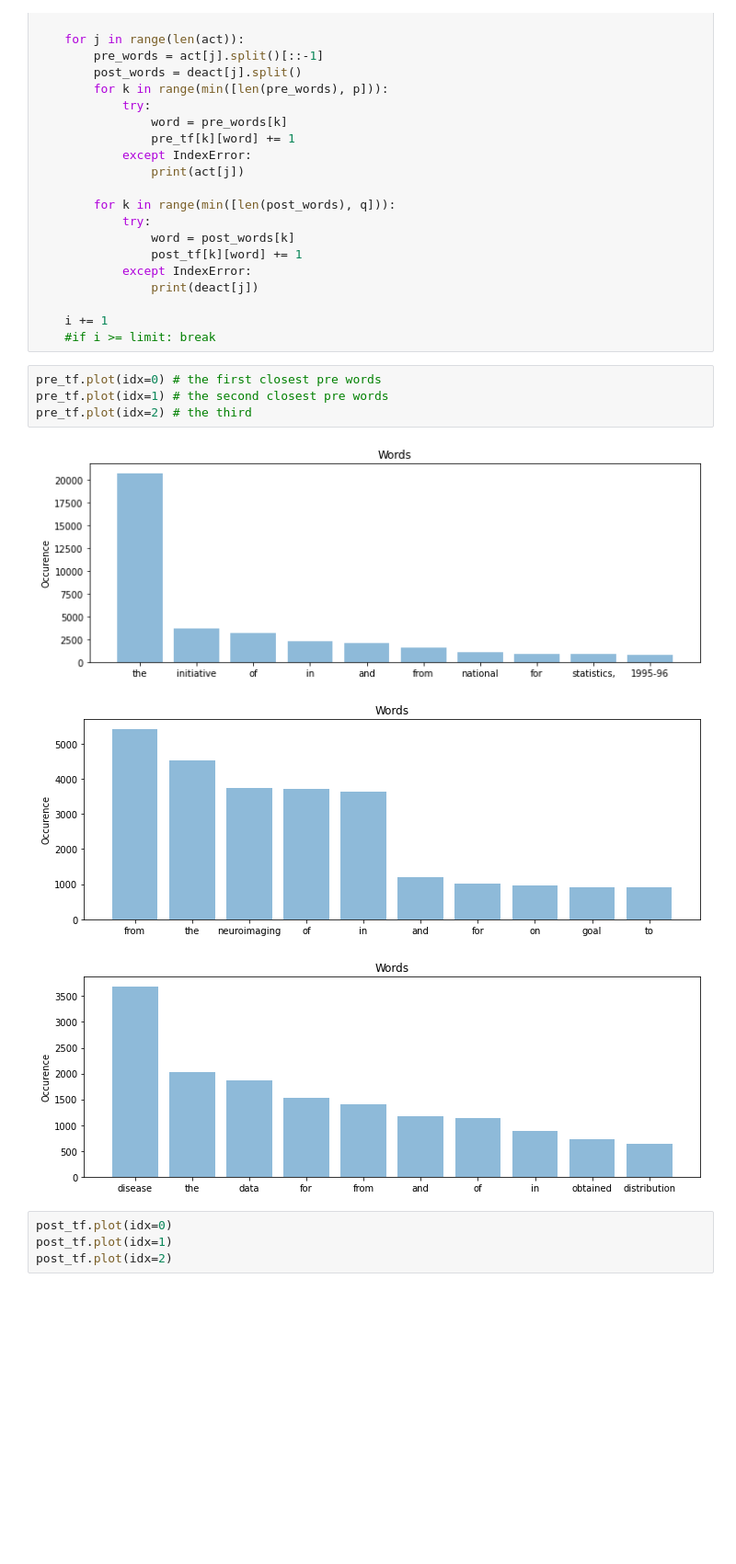
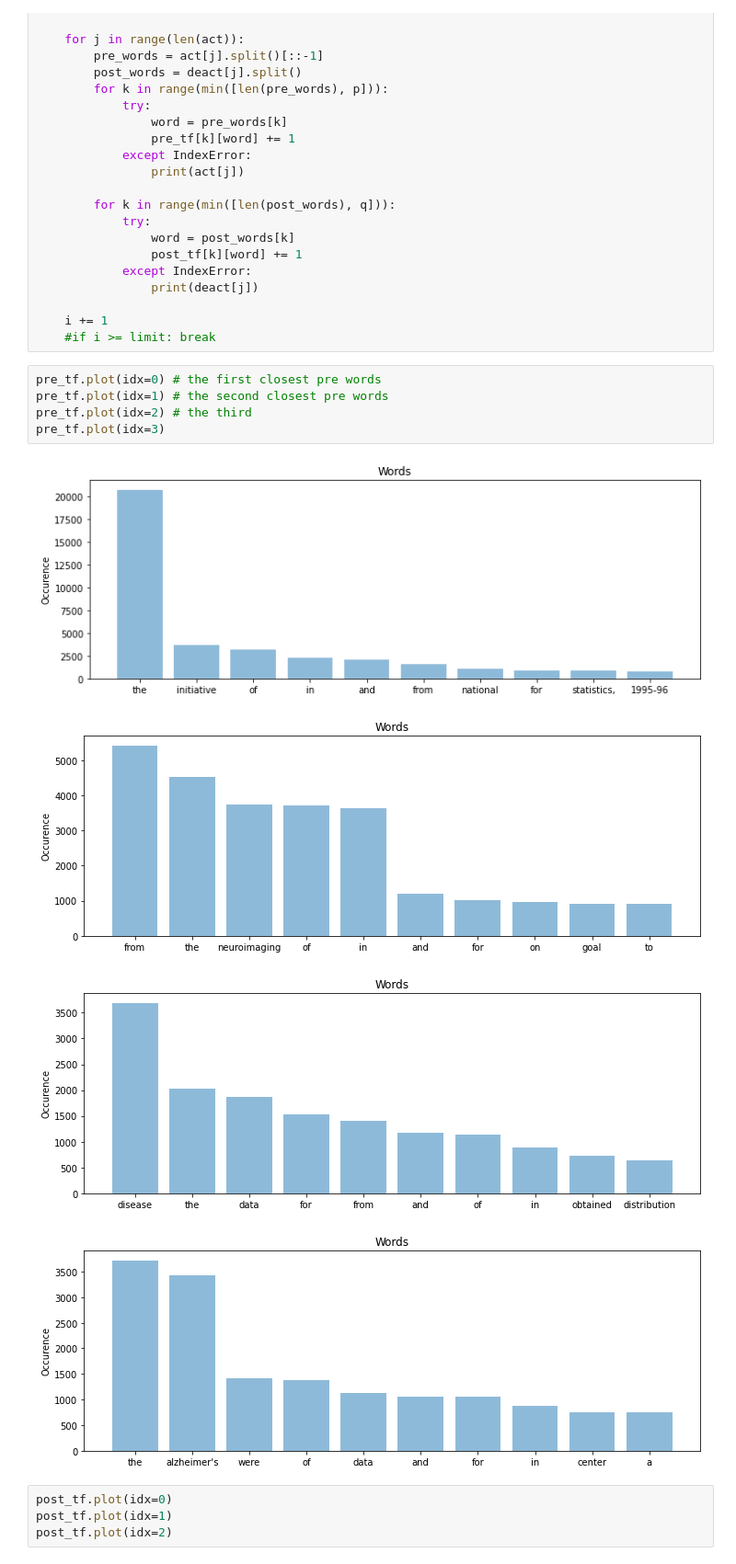
Before and after one commit to ArthLeu/title-matching, a Jupyter notebook: main.ipynb, the cells around one changed output. Shown at 92% size. Cells and saved outputs as stored; diff of their text form; blank space fills up the shorter version.

```diff
--- a/main.ipynb
+++ b/main.ipynb
@@ -140,11 +140,13 @@ for row in train_df.iterrows():
 # %%
 pre_tf.plot(idx=0) # the first closest pre words
 pre_tf.plot(idx=1) # the second closest pre words
 pre_tf.plot(idx=2) # the third
+pre_tf.plot(idx=3)
 # %% [output]
 [figure]
 [figure]
 [figure]
+[figure, added]
 # %%
 post_tf.plot(idx=0)
 post_tf.plot(idx=1)
```
Also changed, not shown: parts of 16 cells of this notebook.
